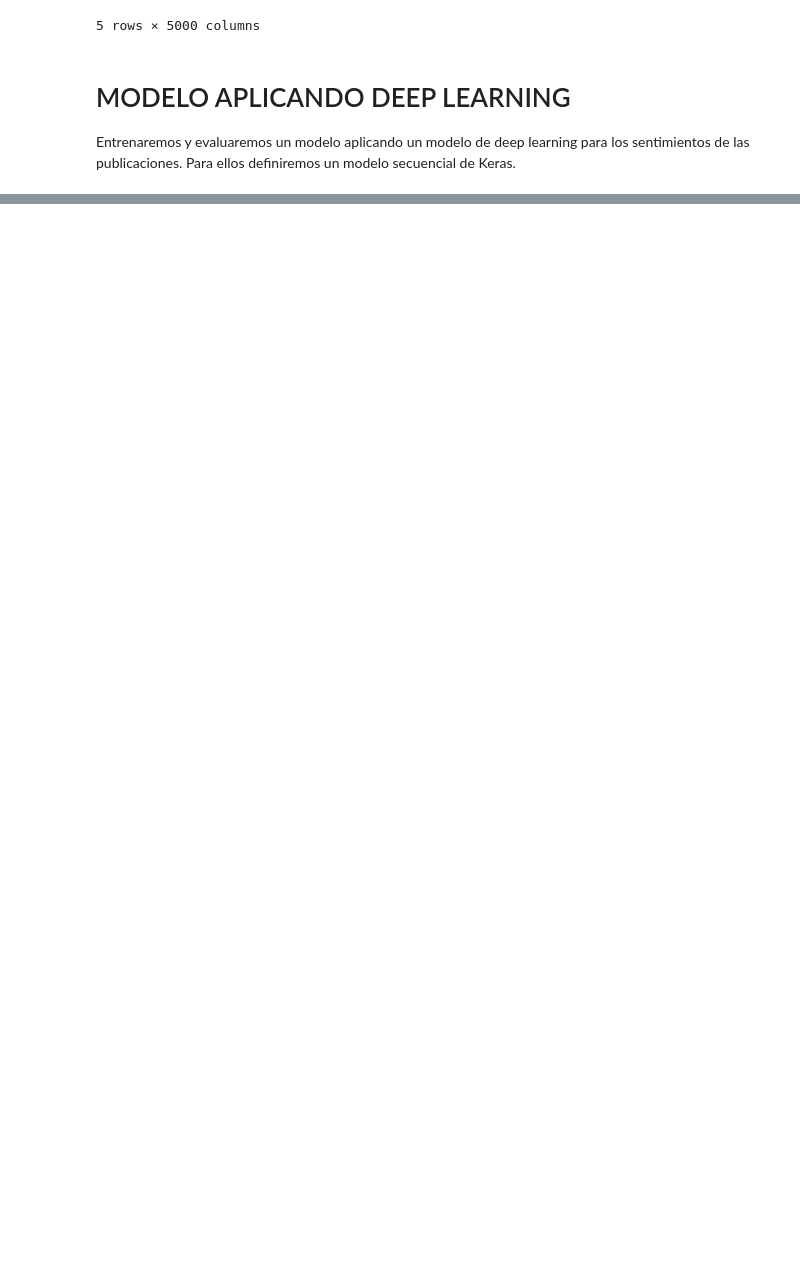
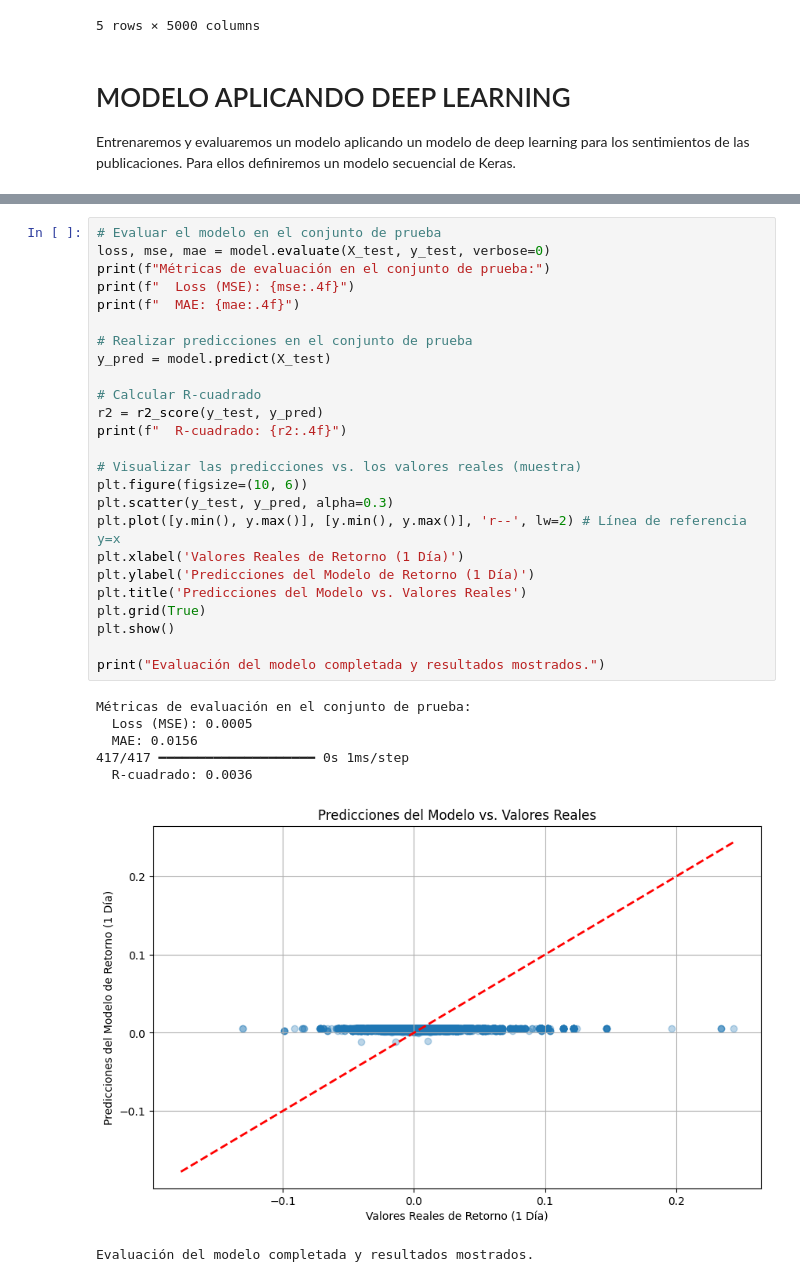
Before and after one commit to Mart1n2015/CODERHOUSE-DSIII, a Jupyter notebook: TRABAJO MARTIN CERIOLI .ipynb, the cells around one changed output, grey strips where cells are left out. Drawn from its saved outputs; the diff is of its cells as text; blank space fills up the shorter version.

```diff
--- a/TRABAJO MARTIN CERIOLI .ipynb
+++ b/TRABAJO MARTIN CERIOLI .ipynb
@@ -792,0 +647,33 @@ print("Evaluación del modelo completada y resultados mostrados.")
+# %%
+# Evaluar el modelo en el conjunto de prueba
+loss, mse, mae = model.evaluate(X_test, y_test, verbose=0)
+print(f"Métricas de evaluación en el conjunto de prueba:")
+print(f"  Loss (MSE): {mse:.4f}")
+print(f"  MAE: {mae:.4f}")
+
+# Realizar predicciones en el conjunto de prueba
+y_pred = model.predict(X_test)
+
+# Calcular R-cuadrado
+r2 = r2_score(y_test, y_pred)
+print(f"  R-cuadrado: {r2:.4f}")
+
+# Visualizar las predicciones vs. los valores reales (muestra)
+plt.figure(figsize=(10, 6))
+plt.scatter(y_test, y_pred, alpha=0.3)
+plt.plot([y.min(), y.max()], [y.min(), y.max()], 'r--', lw=2) # Línea de referencia y=x
+plt.xlabel('Valores Reales de Retorno (1 Día)')
+plt.ylabel('Predicciones del Modelo de Retorno (1 Día)')
+plt.title('Predicciones del Modelo vs. Valores Reales')
+plt.grid(True)
+plt.show()
+
+print("Evaluación del modelo completada y resultados mostrados.")
+# %% [output]
+Métricas de evaluación en el conjunto de prueba:
+  Loss (MSE): 0.0005
+  MAE: 0.0156
+417/417 ━━━━━━━━━━━━━━━━━━━━ 0s 1ms/step
+  R-cuadrado: 0.0036
+[figure, added]
+Evaluación del modelo completada y resultados mostrados.
```
Also changed, not shown: parts of 31 cells of this notebook.
